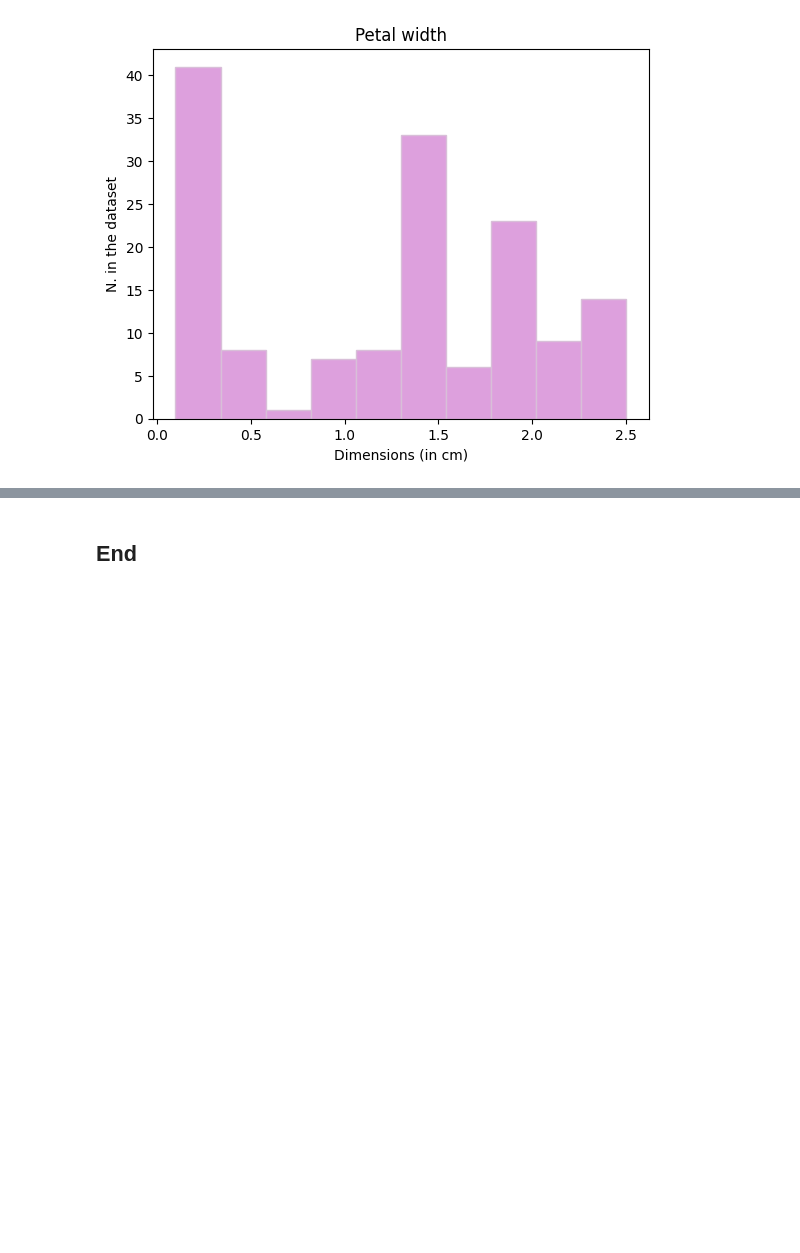
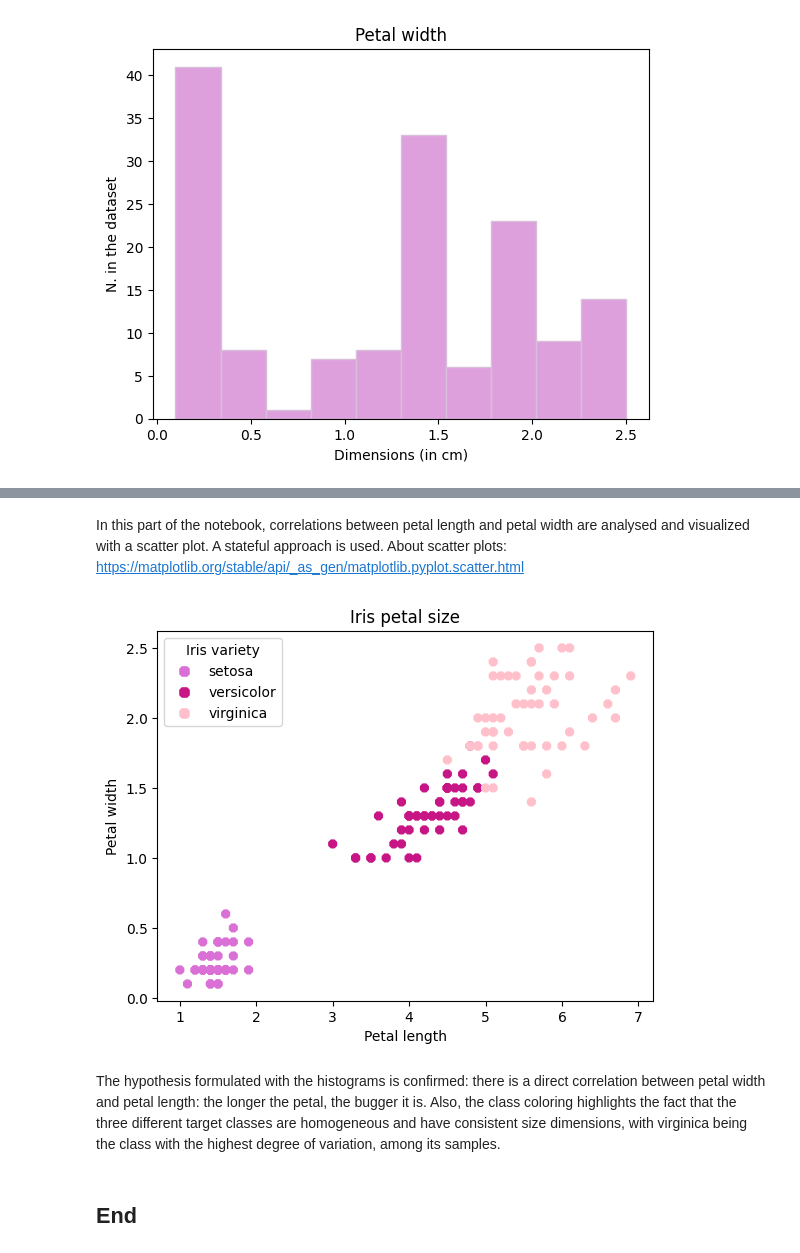
Before and after one commit to irenecelebrin/principles_of_data_analytics, a Jupyter notebook: tasks.ipynb, the cells around one changed output, grey strips where cells are left out. Drawn from its saved outputs; the diff is of its cells as text; code cells hidden in the pictures; blank space fills up the shorter version.

```diff
--- a/tasks.ipynb
+++ b/tasks.ipynb
@@ -259,2 +340,39 @@ My observations so far:
+# %% [markdown]
+In this part of the notebook, correlations between petal length and petal width are analysed and visualized with a scatter plot.
+A stateful approach is used.
+About scatter plots: https://matplotlib.org/stable/api/_as_gen/matplotlib.pyplot.scatter.html
+# %%
+# get target data (class) and target name (class name) from the data set
+target_names = data.target_names
+target_class = data.target
+
+# Create the plot
+fig, ax = plt.subplots()
+
+# Classes (target values)
+# Colors https://jamesmccaffrey.wordpress.com/2020/10/22/making-a-python-scatter-plot-with-different-colors-for-different-labels/
+colormap = np.array(['orchid', 'mediumvioletred', 'pink'])
+
+
+# plot the data
+# about markers: https://matplotlib.org/stable/api/markers_api.html#module-matplotlib.markers
+plot = ax.scatter(petal_length,petal_width, c=colormap[target_class], marker='8')
+ax.set_xlabel('Petal length')
+ax.set_ylabel('Petal width')
+ax.set_title('Iris petal size')
+
+# Create custom legend using feature_names
+# from chatGPT https://chatgpt.com/share/67f2c42b-a108-800f-9b47-c15d529b5264
+legend_elements = [Line2D([0], [0], marker='8', color='w', label=label,
+                          markerfacecolor=color, markersize=10)
+                   for label, color in zip(feature_names, colormap)]
+ax.legend(handles=legend_elements, loc="upper left", title="Iris variety")
+
+plt.show()
+# %% [output]
+[figure, added]
+# %% [markdown]
+The hypothesis formulated with the histograms is confirmed: there is a direct correlation between petal width and petal length: the longer the petal, the bugger it is.
+Also, the class coloring highlights the fact that the three different target classes are homogeneous and have consistent size dimensions, with virginica being the class with the highest degree of variation, among its samples.
 # %% [markdown]
 ## End
```
Also changed, not shown: parts of 32 cells of this notebook, 2 other files.
